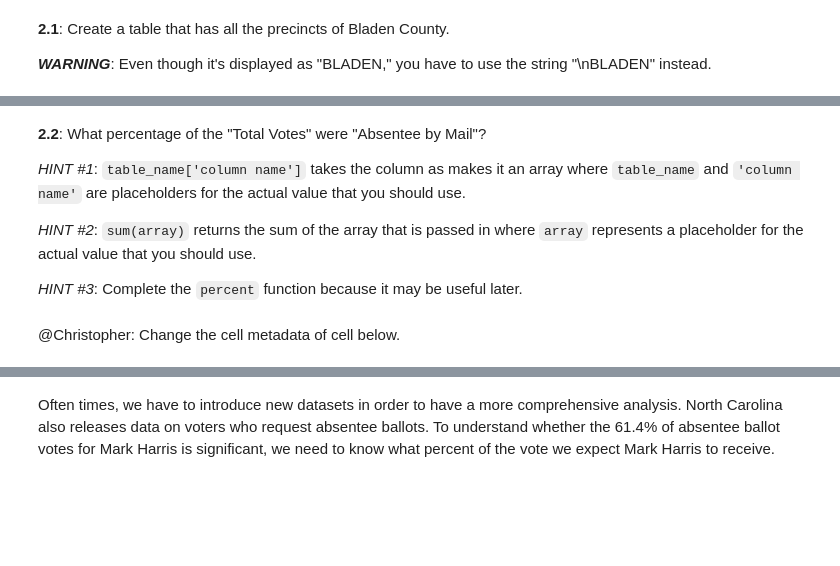
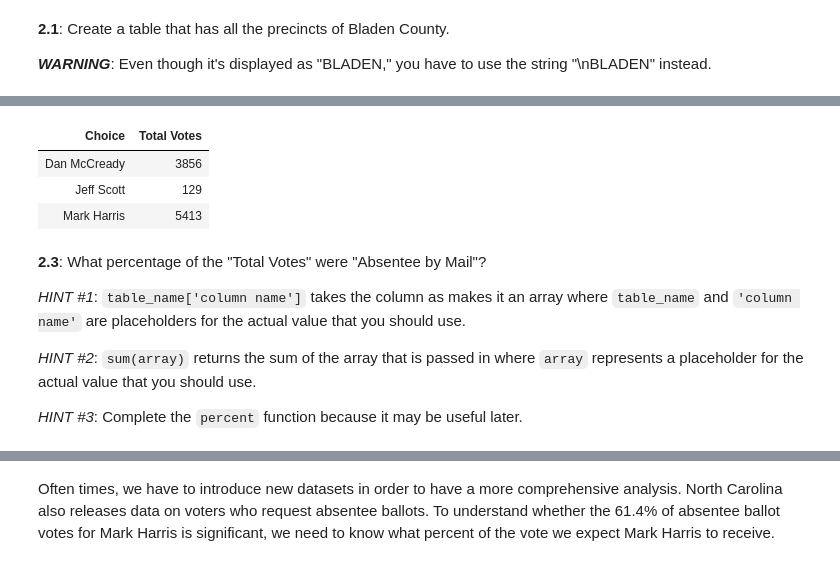
Before and after one commit to christopherzheng/decodingpolitics, a Jupyter notebook: codingassignments/proj2/[Decoding Politics] Coding Assignment 2.ipynb, the cells around one changed output, grey strips where cells are left out. Saved outputs shown, nothing was run; the diff lists cells and outputs as text; code cells hidden in the pictures; blank space fills up the shorter version.

```diff
--- a/codingassignments/proj2/[Decoding Politics] Coding Assignment 2.ipynb
+++ b/codingassignments/proj2/[Decoding Politics] Coding Assignment 2.ipynb
@@ -110,5 +132,14 @@ bladen
+# %%
+# give everything except the column names
+total_votes = bladen.group("Choice", sum).select('Choice', 'Total Votes sum').relabeled("Total Votes sum", "Total Votes")
+total_votes
+# %% [output]
+| Choice | Total Votes |
+| Dan McCready | 3856 |
+| Jeff Scott | 129 |
+| Mark Harris | 5413 |
 # %% [markdown]
-**2.2**: What percentage of the "Total Votes" were "Absentee by Mail"?
+**2.3**: What percentage of the "Total Votes" were "Absentee by Mail"?
 
 *HINT #1*: `table_name['column name']` takes the column as makes it an array where `table_name` and `'column name'` are placeholders for the actual value that you should use.
 
@@ -118,8 +149,6 @@ bladen
 # %%
 def percent(a, b):
     return (a / b) * 100
-# %% [markdown]
-@Christopher: Change the cell metadata of cell below.
 # %%
 assert percent(2, 5) == 40
 assert percent(-1, 5) == -20
```
Also changed, not shown: parts of 46 cells of this notebook, 2 other files.
